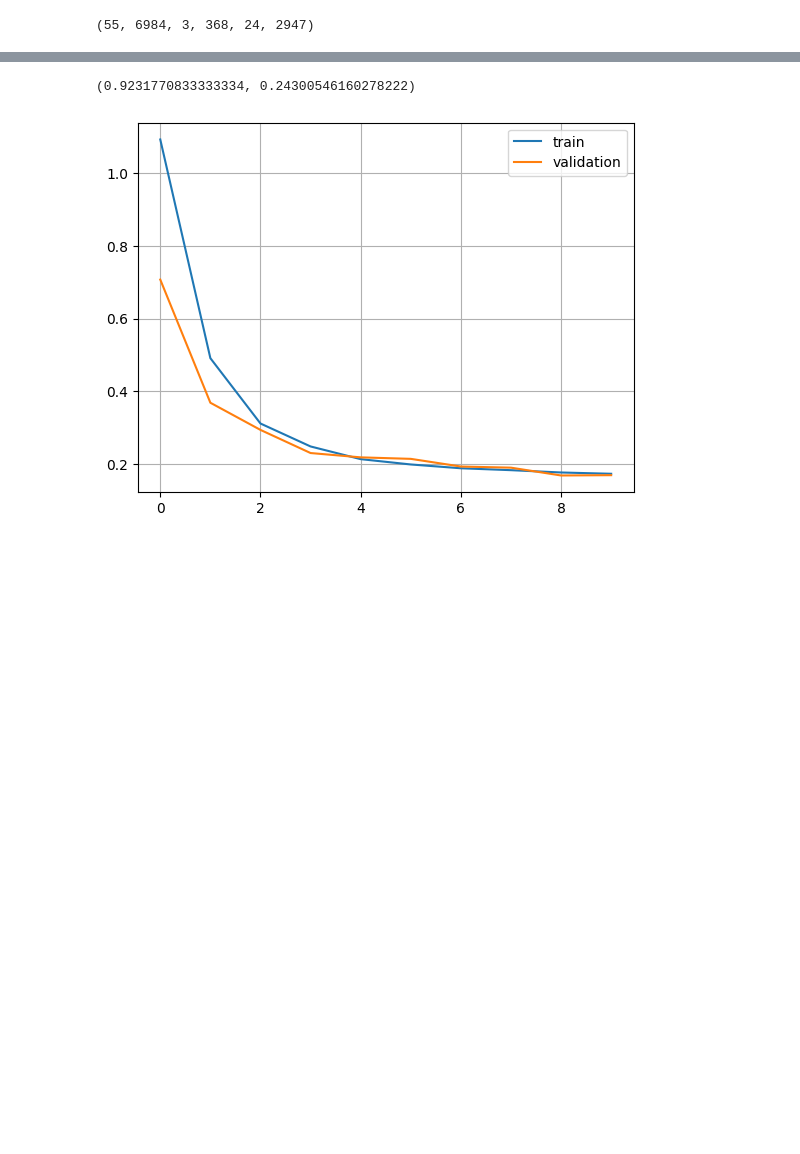
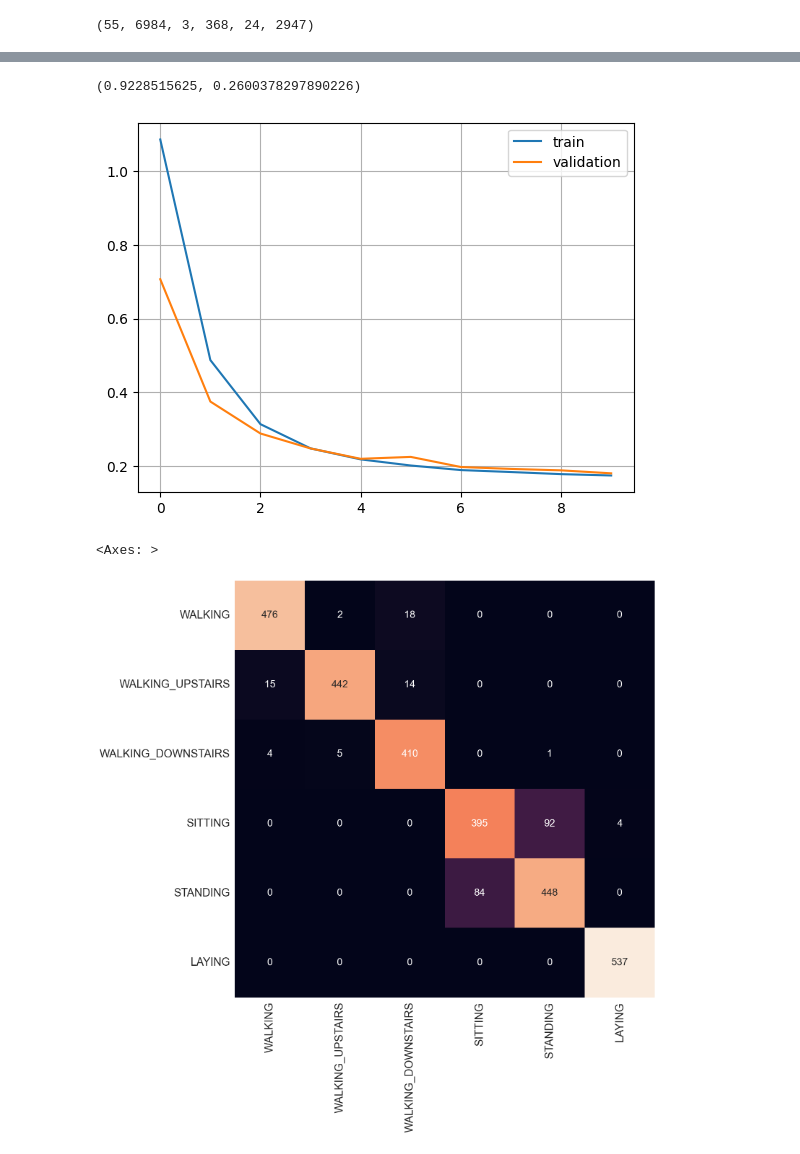
Before and after one commit to ivanshamilov/ai-playground, a Jupyter notebook: time-series-small-project.ipynb, the cells around one changed output, grey strips where cells are left out. Saved outputs shown, nothing was run; the diff lists cells and outputs as text; code cells hidden in the pictures; blank space fills up the shorter version.

```diff
--- a/time-series-small-project.ipynb
+++ b/time-series-small-project.ipynb
@@ -56,5 +32,5 @@ Archive:  dataset.zip
 # %%
-data_dir = "data/UCI HAR Dataset"
+data_dir = "UCI HAR Dataset"
 
 def read_data(split):
     global data_dir
@@ -207,16 +183,20 @@ class CNN(nn.Module):
 
     return F.log_softmax(x, dim=1)
 # %%
-def validation(model, device, dataloader):
+def validation(model, device, dataloader, return_output=False):
   model.eval()
   model = model.to(device)
   criterion = nn.CrossEntropyLoss()
+  all_output = torch.zeros((len(dataloader), batch_size))
+  all_output = list()
   with torch.inference_mode():
     avg_loss = 0
     avg_acc = 0
-    for X, y in tqdm(dataloader, total=len(dataloader), desc="validation"):
+    for i, (X, y) in tqdm(enumerate(dataloader), total=len(dataloader), desc="validation"):
       X, y = X.to(device), y.to(device)
       output = model(X)
+      for val in torch.argmax(output, dim=1).ravel().numpy():
+        all_output.append(val)
       loss = criterion(output, y)
       avg_loss += loss.item()
       avg_acc += (torch.argmax(output, dim=1) == y).float().mean().item()
@@ -225,6 +205,10 @@ def validation(model, device, dataloader):
     avg_loss /= len(dataloader)
 
   model.train()
+
+  if return_output:
+    return all_output, avg_acc, avg_loss
+
   return avg_acc, avg_loss
 
 def train_loop(model, dataloader, valid_dataloader, device, epochs, learning_rate=1e-4, momentum=0.9, wd=0, use_scheduler=False):
@@ -303,5 +287,23 @@ plt.grid()
 
 validation(cnn, device, test_dataloader)
 # %% [output]
-(0.9231770833333334, 0.24300546160278222)
+(0.9228515625, 0.2600378297890226)
-[figure, old version]
+[figure, new version]
+# %%
+output, _, _ = validation(cnn, device, test_dataloader, return_output=True)
+
+target = list()
+
+for (_, y) in test_dataloader:
+    for val in y:
+        target.append(val)
+# %%
+c_labels = ["WALKING", "WALKING_UPSTAIRS", "WALKING_DOWNSTAIRS", "SITTING", "STANDING", "LAYING"]
+
+cm = confusion_matrix(target, output)
+sns.set(font_scale = 2)
+plt.figure(figsize=(15, 15))
+sns.heatmap(cm, annot=True, annot_kws={"fontsize":20},  fmt=".3g", xticklabels=c_labels, yticklabels=c_labels, cbar=False)
+# %% [output]
+<Axes: >
+[figure, added]
```
Also changed, not shown: parts of 5 cells of this notebook, 3 other files.
